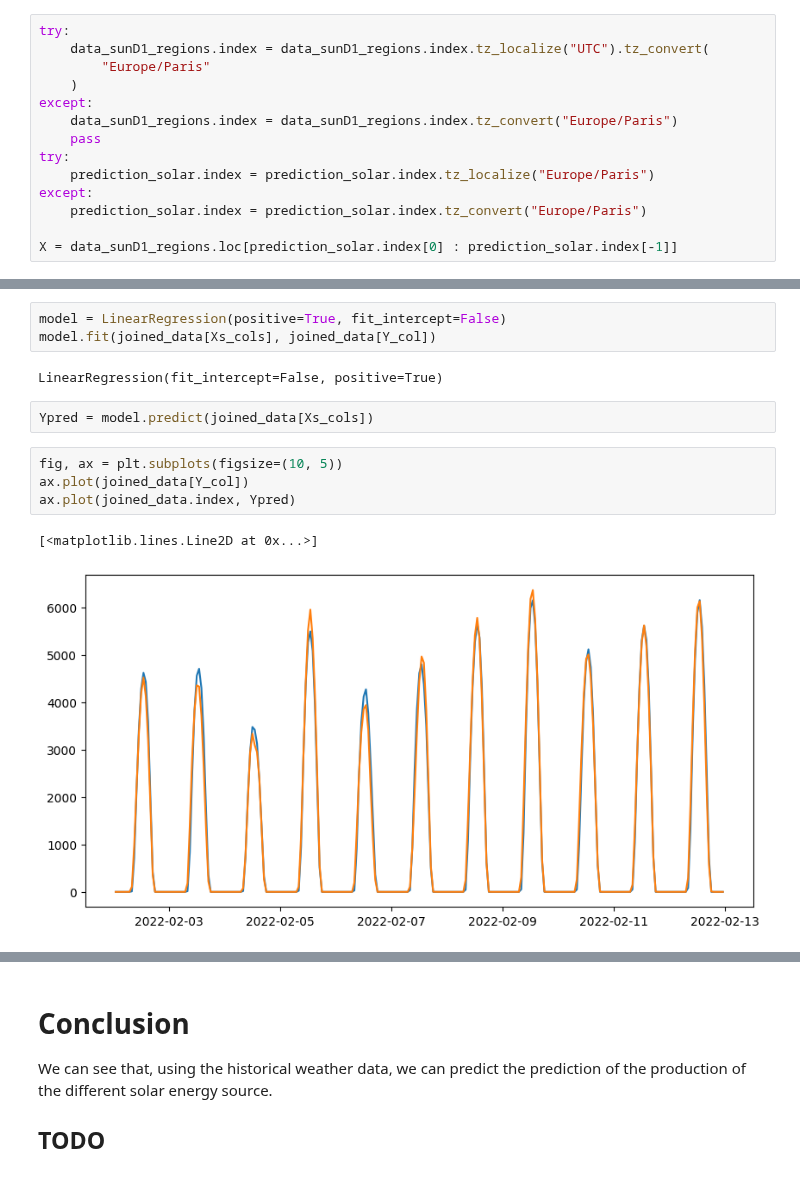
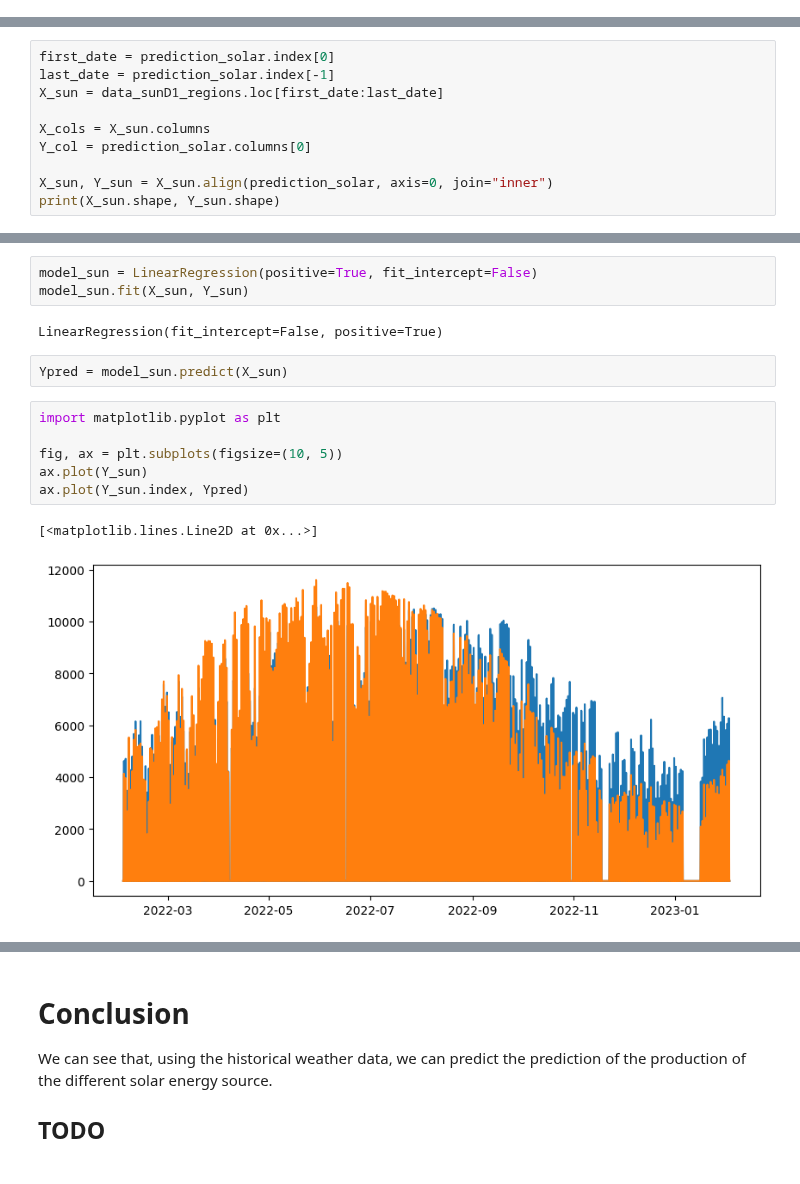
Before and after one commit to GreenForecast-Squad/energetic-stress-production, a Jupyter notebook: notebooks/datascience/predicting_the_predictions.ipynb, the cells around one changed output, grey strips where cells are left out. Cells and saved outputs as stored; diff of their text form.

```diff
--- a/notebooks/datascience/predicting_the_predictions.ipynb
+++ b/notebooks/datascience/predicting_the_predictions.ipynb
@@ -137,16 +256,2 @@ prediction_solar.plot()
 # %% [markdown]
 # modeling
-# %%
-try:
-    data_sunD1_regions.index = data_sunD1_regions.index.tz_localize("UTC").tz_convert(
-        "Europe/Paris"
-    )
-except:
-    data_sunD1_regions.index = data_sunD1_regions.index.tz_convert("Europe/Paris")
-    pass
-try:
-    prediction_solar.index = prediction_solar.index.tz_localize("Europe/Paris")
-except:
-    prediction_solar.index = prediction_solar.index.tz_convert("Europe/Paris")
-
-X = data_sunD1_regions.loc[prediction_solar.index[0] : prediction_solar.index[-1]]
@@ -187,0 +262,10 @@ joined_data
+# %%
+first_date = prediction_solar.index[0]
+last_date = prediction_solar.index[-1]
+X_sun = data_sunD1_regions.loc[first_date:last_date]
+
+X_cols = X_sun.columns
+Y_col = prediction_solar.columns[0]
+
+X_sun, Y_sun = X_sun.align(prediction_solar, axis=0, join="inner")
+print(X_sun.shape, Y_sun.shape)
@@ -188,16 +274,18 @@ joined_data
 # %%
-model = LinearRegression(positive=True, fit_intercept=False)
-model.fit(joined_data[Xs_cols], joined_data[Y_col])
+model_sun = LinearRegression(positive=True, fit_intercept=False)
+model_sun.fit(X_sun, Y_sun)
 # %% [output]
 LinearRegression(fit_intercept=False, positive=True)
-# %%
-Ypred = model.predict(joined_data[Xs_cols])
+# %%
+Ypred = model_sun.predict(X_sun)
 # %%
+import matplotlib.pyplot as plt
+
 fig, ax = plt.subplots(figsize=(10, 5))
-ax.plot(joined_data[Y_col])
-ax.plot(joined_data.index, Ypred)
+ax.plot(Y_sun)
+ax.plot(Y_sun.index, Ypred)
 # %% [output]
 [<matplotlib.lines.Line2D at 0x...>]
-[figure, old version]
+[figure, new version]
 # %%
 fig, ax = plt.subplots(figsize=(10, 5))
```
Also changed, not shown: parts of 27 cells of this notebook, 1 other file.
